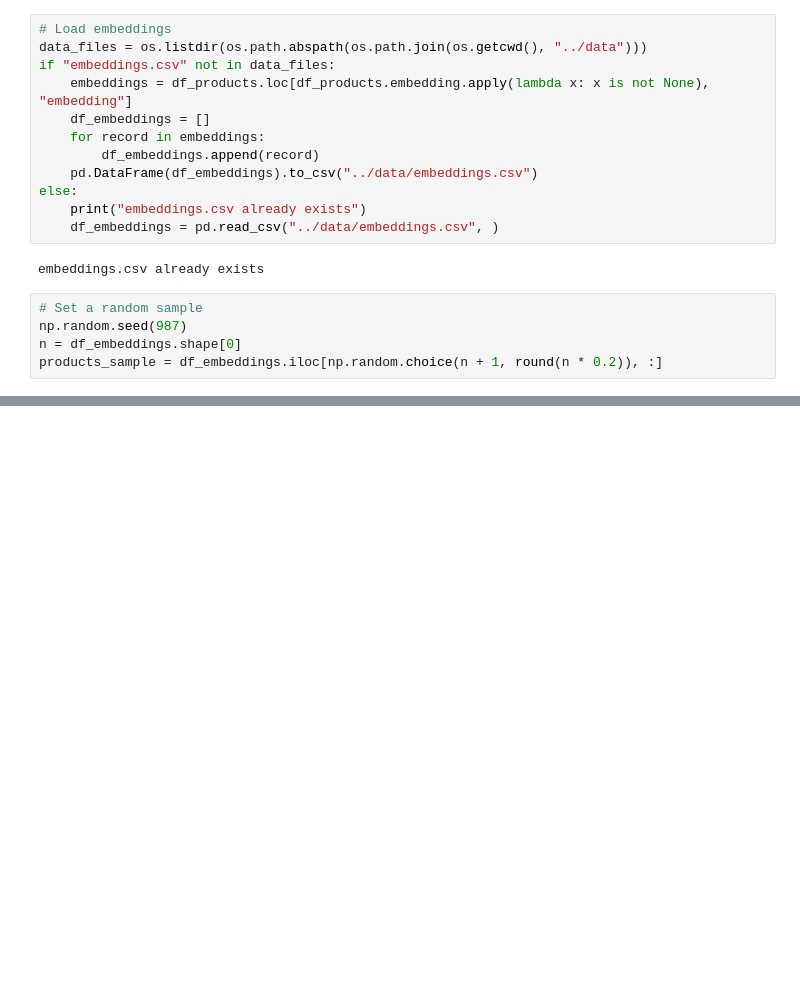
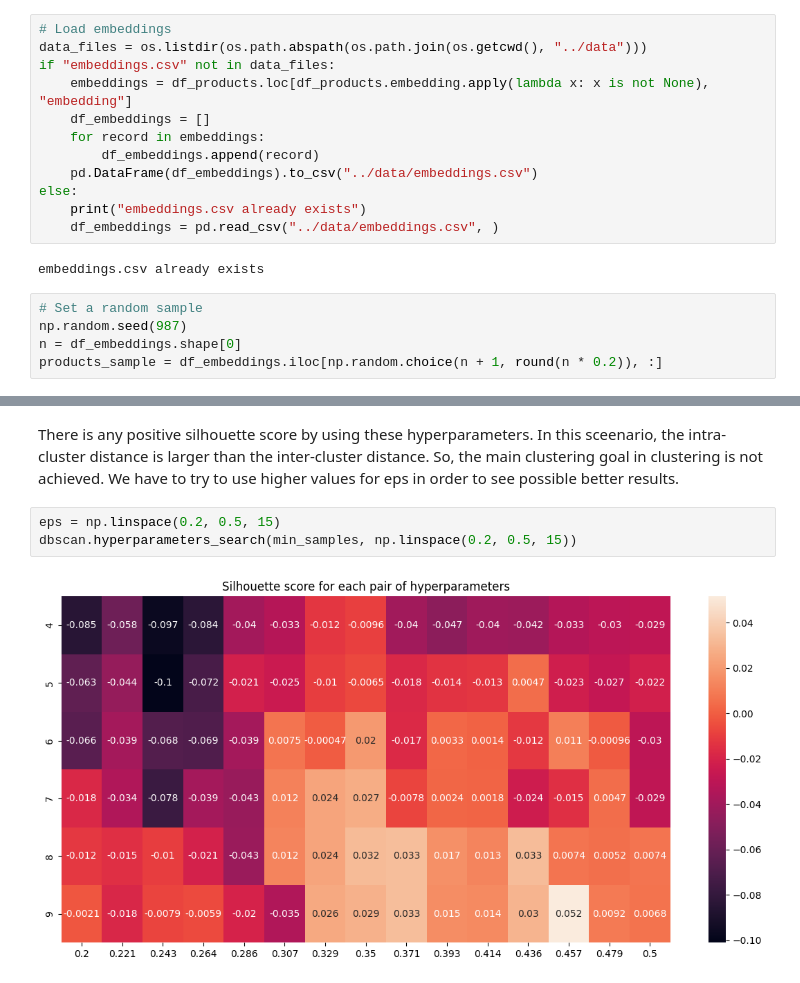
Before and after one commit to CarlosFOL/Recommender_System, a Jupyter notebook: notebooks/expl_analysis.ipynb, the cells around one changed output, grey strips where cells are left out. Saved outputs shown, nothing was run; the diff lists cells and outputs as text; blank space fills up the shorter version.

```diff
--- a/notebooks/expl_analysis.ipynb
+++ b/notebooks/expl_analysis.ipynb
@@ -380,0 +319,7 @@ dbscan.suitable_eps_search(elbow=10)
+# %% [markdown]
+There is any positive silhouette score by using these hyperparameters. In this sceenario, the intra-cluster distance is larger than the inter-cluster distance. So, the main clustering goal in clustering is not achieved. We have to try to use higher values for eps in order to see possible better results.
+# %%
+eps = np.linspace(0.2, 0.5, 15)
+dbscan.hyperparameters_search(min_samples, np.linspace(0.2, 0.5, 15))
+# %% [output]
+[figure, added]
```
Also changed, not shown: parts of 20 cells of this notebook, 1 other file.
